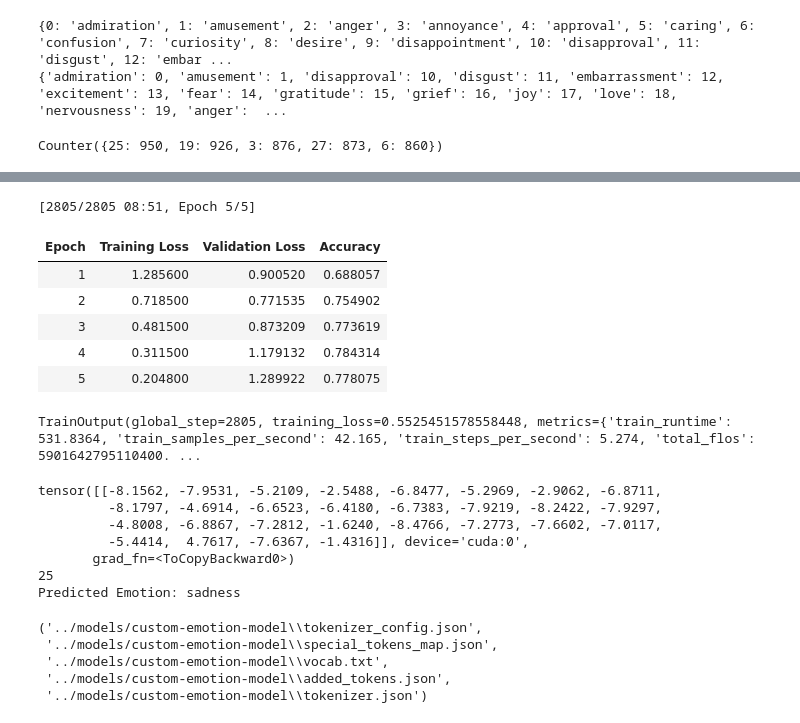
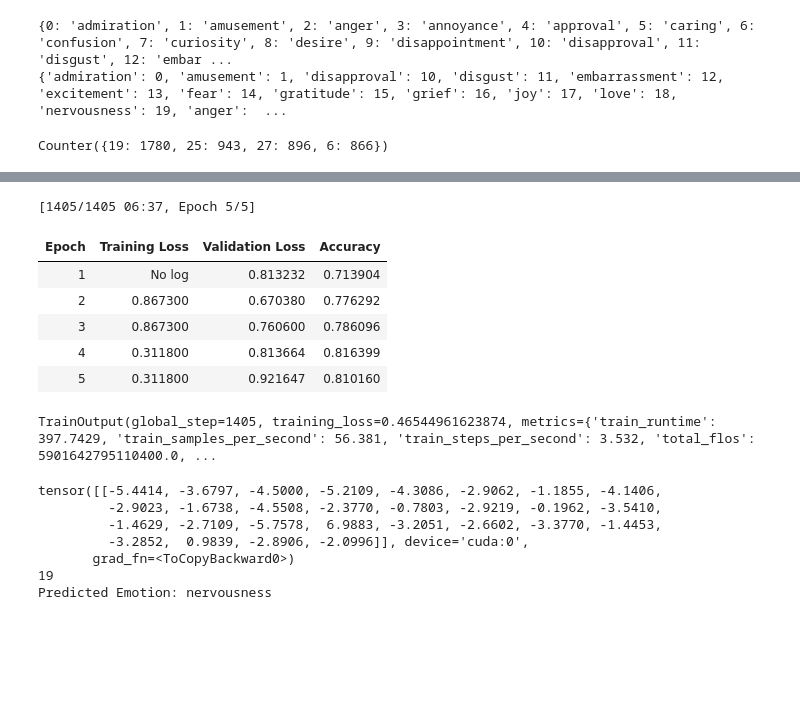
Before and after one commit to Jflores427/synap-well, a Jupyter notebook: synap-well/notebooks/emotion_classification_model.ipynb, the cells around one changed output, grey strips where cells are left out. Drawn from its saved outputs; the diff is of its cells as text; code cells hidden in the pictures; blank space fills up the shorter version.

```diff
--- a/synap-well/notebooks/CS_GY_6923_ML_Project_Sentiment_Analysis_+_HuggingFace_LLM.ipynb
+++ b/synap-well/notebooks/emotion_classification_model.ipynb
@@ -81,12 +71,11 @@ print(label2id)
 {0: 'admiration', 1: 'amusement', 2: 'anger', 3: 'annoyance', 4: 'approval', 5: 'caring', 6: 'confusion', 7: 'curiosity', 8: 'desire', 9: 'disappointment', 10: 'disapproval', 11: 'disgust', 12: 'embar ...
 {'admiration': 0, 'amusement': 1, 'disapproval': 10, 'disgust': 11, 'embarrassment': 12, 'excitement': 13, 'fear': 14, 'gratitude': 15, 'grief': 16, 'joy': 17, 'love': 18, 'nervousness': 19, 'anger':  ...
 # %%
-# 2. Map Custom Labels
-# Example: converting mental health tags to happy/neutral/sad
-# Uncomment and modify if necessary:
+# Map Custom Labels
+# Example: converting mental health tags to Negative/Neutral/Positive
 def map_labels(example):
     mapping = {
-        0: "annoyance",   # Stress
+        0: "nervousness",   # Stress
         1: "sadness",   # Depression
         2: "neutral",    # Bipolar (mixed, acceptable)
         3: "confusion",   # Personality disorder
@@ -104,7 +93,7 @@ split_dataset = split_dataset.map(map_labels)
 # split_dataset = split_dataset.cast_column("target", class_labels)
 # print(split_dataset["train"]['target'])
 # %%
-# 3. Tokenize
+# Tokenize
 tokenizer = AutoTokenizer.from_pretrained(model_name)
 def tokenize_function(example):
     return tokenizer(example['text'], truncation=True, padding="max_length")
@@ -113,10 +102,11 @@ tokenized_dataset = split_dataset.map(tokenize_function, batched=True)
 
 print(Counter(split_dataset["train"]["label"]))
 # %% [output]
-Counter({25: 950, 19: 926, 3: 876, 27: 873, 6: 860})
+Counter({19: 1780, 25: 943, 27: 896, 6: 866})
 # %%
-# 4. Load Pretrained Model
-from transformers import AutoModelForSequenceClassification
+# Load Pretrained Model
+from transformers import AutoModelForSequenceClassification, TrainingArguments, Trainer, EarlyStoppingCallback
+import evaluate
 
 model = AutoModelForSequenceClassification.from_pretrained(
     model_name,
@@ -127,31 +117,36 @@ device = torch.device("cuda" if torch.cuda.is_available() else "cpu")
 model.to(device)
 
 # 5. Training Setup
-from transformers import TrainingArguments, Trainer
-import evaluate
+accuracy = evaluate.load("accuracy")
 
-accuracy = evaluate.load("accuracy")
+# print(accuracy)
 
 def compute_metrics(eval_pred):
     predictions, labels = eval_pred
     preds = predictions.argmax(axis=1)
     return accuracy.compute(predictions=preds, references=labels)
 
-import os
-os.environ["WANDB_DISABLED"] = "true"
+
+# os.environ["WANDB_DISABLED"] = "true"
 
 training_args = TrainingArguments(
     output_dir="../models/custom-emotion-model/results",
     eval_strategy="epoch",
-    per_device_train_batch_size=8,
-    per_device_eval_batch_size=8,
+    save_strategy="epoch",
+    per_device_train_batch_size=16,
+    per_device_eval_batch_size=16,
     learning_rate = 2e-5,
     num_train_epochs=5,
     weight_decay=0.01,
+    # warmup_ratio=0.1,
     # warmup_steps=100,
     lr_scheduler_type="linear",
     fp16=True,                     # Mixed precision
     logging_dir="../models/custom-emotion-model/logs",
+    load_best_model_at_end=True,
+    metric_for_best_model="accuracy",
+    greater_is_better=True,
+    report_to=None
 )
 
 trainer = Trainer(
@@ -161,6 +156,7 @@ trainer = Trainer(
     eval_dataset=tokenized_dataset["test"],
     tokenizer=tokenizer,
     compute_metrics=compute_metrics,
+    callbacks=[EarlyStoppingCallback(early_stopping_patience=2)],
 )
 
 # 6. Train the Model
@@ -170,18 +166,18 @@ Using the `WANDB_DISABLED` environment variable is deprecated and will be remove
-[2805/2805 08:51, Epoch 5/5]
+[1405/1405 06:37, Epoch 5/5]
 | Epoch | Training Loss | Validation Loss | Accuracy |
-| 1 | 1.285600 | 0.900520 | 0.688057 |
-| 2 | 0.718500 | 0.771535 | 0.754902 |
-| 3 | 0.481500 | 0.873209 | 0.773619 |
-| 4 | 0.311500 | 1.179132 | 0.784314 |
-| 5 | 0.204800 | 1.289922 | 0.778075 |
+| 1 | No log | 0.813232 | 0.713904 |
+| 2 | 0.867300 | 0.670380 | 0.776292 |
+| 3 | 0.867300 | 0.760600 | 0.786096 |
+| 4 | 0.311800 | 0.813664 | 0.816399 |
+| 5 | 0.311800 | 0.921647 | 0.810160 |
-TrainOutput(global_step=2805, training_loss=0.5525451578558448, metrics={'train_runtime': 531.8364, 'train_samples_per_second': 42.165, 'train_steps_per_second': 5.274, 'total_flos': 5901642795110400. ...
+TrainOutput(global_step=1405, training_loss=0.46544961623874, metrics={'train_runtime': 397.7429, 'train_samples_per_second': 56.381, 'train_steps_per_second': 3.532, 'total_flos': 5901642795110400.0, ...
 # %%
-# 7. Test on Sample
+# Test on Sample
 
-device = torch.device("cuda" if torch.cuda.is_available() else "cpu")
-model.to(device)
+# device = torch.device("cuda" if torch.cuda.is_available() else "cpu")
+# model.to(device)
 
-text = "I am ok"
+text = "I am feeling anxious"
 inputs = tokenizer(text, return_tensors="pt", truncation=True, padding=True).to(device)
 outputs = model(**inputs)
 predicted_label = outputs.logits.argmax().item()
@@ -190,20 +186,11 @@ print(outputs.logits)
 print(outputs.logits.argmax().item())
 
 print("Predicted Emotion:", id2label[predicted_label])
-
-# 8. Save the Fine-Tuned Model
-model.save_pretrained("../models/custom-emotion-model")
-tokenizer.save_pretrained("../models/custom-emotion-model")
 # %% [output]
-tensor([[-8.1562, -7.9531, -5.2109, -2.5488, -6.8477, -5.2969, -2.9062, -6.8711,
-         -8.1797, -4.6914, -6.6523, -6.4180, -6.7383, -7.9219, -8.2422, -7.9297,
-         -4.8008, -6.8867, -7.2812, -1.6240, -8.4766, -7.2773, -7.6602, -7.0117,
-         -5.4414,  4.7617, -7.6367, -1.4316]], device='cuda:0',
+tensor([[-5.4414, -3.6797, -4.5000, -5.2109, -4.3086, -2.9062, -1.1855, -4.1406,
+         -2.9023, -1.6738, -4.5508, -2.3770, -0.7803, -2.9219, -0.1962, -3.5410,
+         -1.4629, -2.7109, -5.7578,  6.9883, -3.2051, -2.6602, -3.3770, -1.4453,
+         -3.2852,  0.9839, -2.8906, -2.0996]], device='cuda:0',
        grad_fn=<ToCopyBackward0>)
-25
-Predicted Emotion: sadness
+19
+Predicted Emotion: nervousness
-('../models/custom-emotion-model\\tokenizer_config.json',
- '../models/custom-emotion-model\\special_tokens_map.json',
- '../models/custom-emotion-model\\vocab.txt',
- '../models/custom-emotion-model\\added_tokens.json',
- '../models/custom-emotion-model\\tokenizer.json')
```
Also changed, not shown: parts of 13 cells of this notebook.
